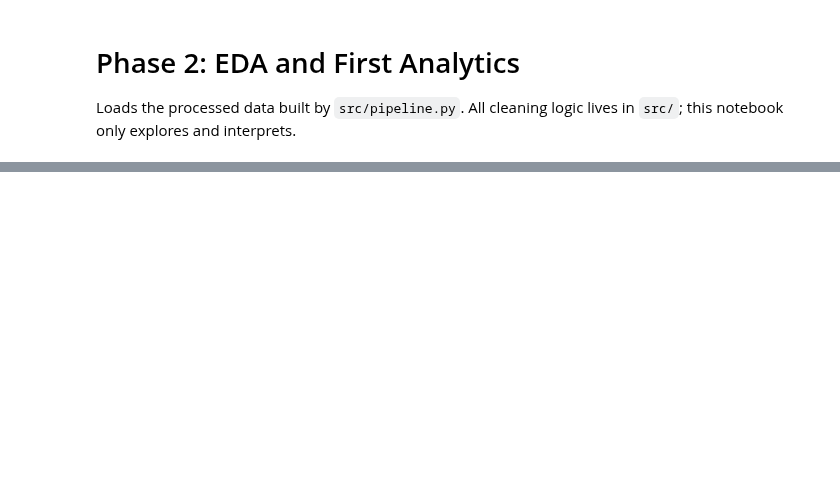
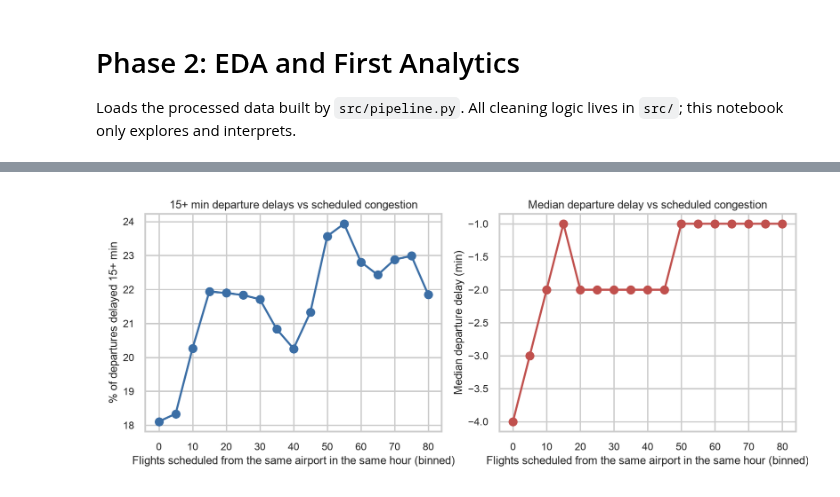
Before and after one commit to lahari-talasila/eas587-project, a Jupyter notebook: notebooks/phase2_analysis.ipynb, the cells around one changed output, grey strips where cells are left out. Saved outputs shown, nothing was run; the diff lists cells and outputs as text; code cells hidden in the pictures; blank space fills up the shorter version.

```diff
--- a/notebooks/phase2_analysis.ipynb
+++ b/notebooks/phase2_analysis.ipynb
@@ -59,0 +152,4 @@ an.fig_season_violin(df); Image('../figures/10_season_violin.png')
+# %%
+an.fig_congestion(df); Image('../figures/11_congestion.png')
+# %% [output]
+[figure, added]
```
Also changed, not shown: parts of 24 cells of this notebook.
